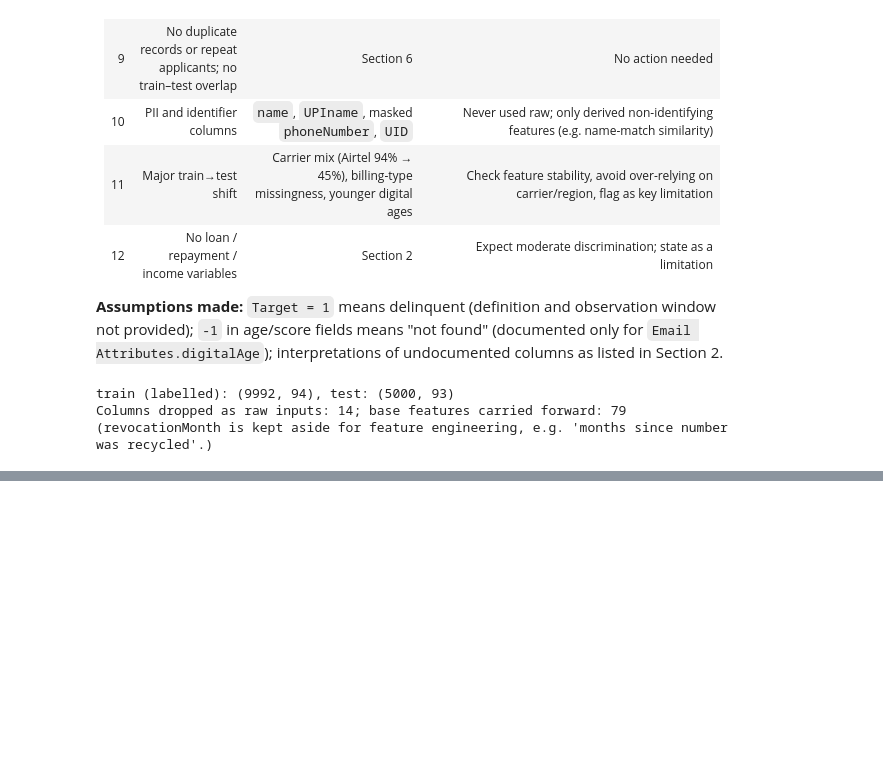
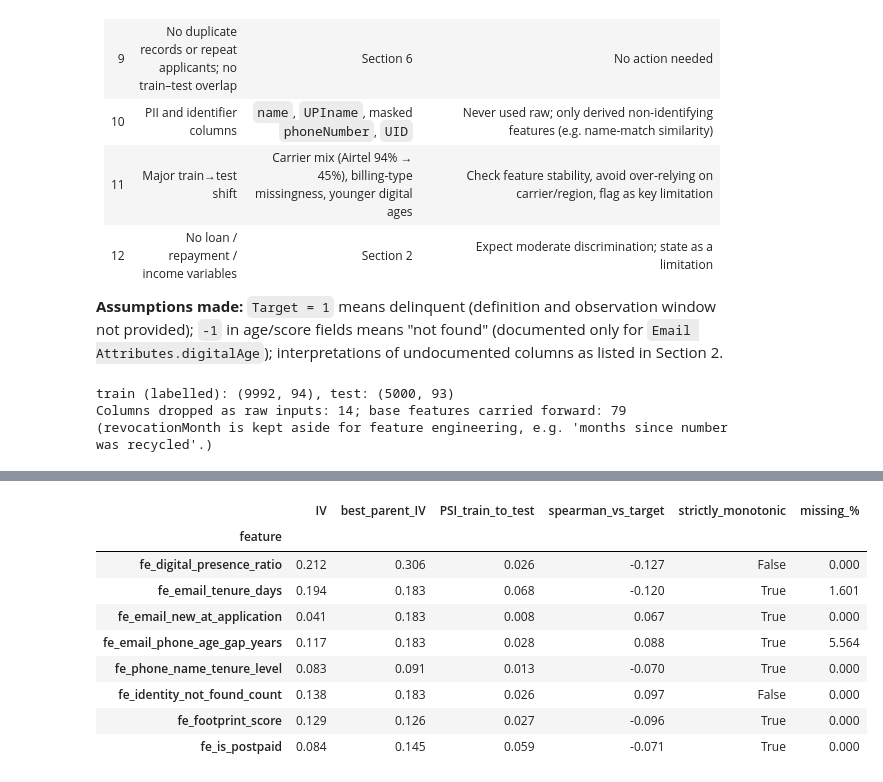
Before and after one commit to Pacesetter55/Fraud_detection, a Jupyter notebook: Model code_priyanshu.ipynb, the cells around one changed output, grey strips where cells are left out. Cells and saved outputs as stored; diff of their text form; code cells hidden in the pictures; blank space fills up the shorter version.

```diff
--- a/Model code_priyanshu.ipynb
+++ b/Model code_priyanshu.ipynb
@@ -1023,0 +1142,55 @@ Columns dropped as raw inputs: 14; base features carried forward: 79
+# %%
+def fe_bins(x: pd.Series, ref: pd.Series, q: int = 5) -> pd.Series:
+    """Ordered bins defined on `ref` (train). Discrete features keep their levels; missing gets its own bin."""
+    if ref.nunique() <= 10:
+        levels = sorted(ref.dropna().unique())
+        labels = [f"{v:g}" for v in levels]
+        out = x.map(dict(zip(levels, labels)))
+    else:
+        edges = np.unique(ref.dropna().quantile(np.linspace(0, 1, q + 1)[1:-1]).values)
+        fmt = lambda v: f"{v:,.0f}" if abs(v) >= 100 else f"{v:.3g}"
+        labels = [f"<= {fmt(edges[0])}"] + [f"{fmt(a)} - {fmt(b)}" for a, b in zip(edges[:-1], edges[1:])] + [f"> {fmt(edges[-1])}"]
+        out = pd.Series(np.array(labels, dtype=object)[np.searchsorted(edges, x.fillna(0), side="left")], index=x.index)
+    out = out.where(x.notna(), "missing")
+    return pd.Series(pd.Categorical(out, categories=labels + ["missing"], ordered=True), index=x.index)
+
+
+def iv_from_bins(b: pd.Series, target: pd.Series) -> float:
+    tab = pd.crosstab(b, target)
+    good, bad = (tab[0] + 0.5) / (tab[0].sum() + 0.5), (tab[1] + 0.5) / (tab[1].sum() + 0.5)
+    return float(((good - bad) * np.log(good / bad)).sum())
+
+
+PARENTS = {
+    "fe_digital_presence_ratio": EMAIL_SOCIAL + PHONE_SOCIAL,
+    "fe_email_tenure_days": ["Email Attributes.digitalAge", "Email Name Attributes.digitalage"],
+    "fe_email_new_at_application": ["Email Attributes.digitalAge", "Email Name Attributes.digitalage"],
+    "fe_email_phone_age_gap_years": ["Email Attributes.digitalAge", "Email Name Attributes.digitalage", "Phone Name Attributes.digitalage"],
+    "fe_phone_name_tenure_level": ["Phone Name Attributes.phoneNameDigitalAge"],
+    "fe_identity_not_found_count": IDENTITY_LOOKUPS,
+    "fe_footprint_score": ["Email Attributes.footprint", "Phone Name Attributes.phoneFootprintStrengthOverall"],
+    "fe_is_postpaid": ["Phone Network.numberBillingType"],
+}
+rows = []
+for c in ENGINEERED:
+    b_tr, b_te = fe_bins(fe_train[c], fe_train[c]), fe_bins(fe_test[c], fe_train[c])
+    rates = train[TARGET].groupby(b_tr, observed=True).mean().drop("missing", errors="ignore")
+    steps = np.sign(np.diff(rates.values))
+    rows.append({"feature": c, "IV": iv_from_bins(b_tr, train[TARGET]), "best_parent_IV": iv.reindex(PARENTS[c]).max(),
+                 "PSI_train_to_test": psi(b_tr.astype(str), b_te.astype(str)),
+                 "spearman_vs_target": fe_train[c].corr(train[TARGET], method="spearman"),
+                 "strictly_monotonic": bool(len(steps) and (np.all(steps >= 0) or np.all(steps <= 0))),
+                 "missing_%": 100 * fe_train[c].isna().mean()})
+fe_eval = pd.DataFrame(rows).set_index("feature").round(3)
+fe_eval
+# %% [output]
+|  | IV | best_parent_IV | PSI_train_to_test | spearman_vs_target | strictly_monotonic | missing_% |
+| feature |  |  |  |  |  |  |
+| fe_digital_presence_ratio | 0.212 | 0.306 | 0.026 | -0.127 | False | 0.000 |
+| fe_email_tenure_days | 0.194 | 0.183 | 0.068 | -0.120 | True | 1.601 |
+| fe_email_new_at_application | 0.041 | 0.183 | 0.008 | 0.067 | True | 0.000 |
+| fe_email_phone_age_gap_years | 0.117 | 0.183 | 0.028 | 0.088 | True | 5.564 |
+| fe_phone_name_tenure_level | 0.083 | 0.091 | 0.013 | -0.070 | True | 0.000 |
+| fe_identity_not_found_count | 0.138 | 0.183 | 0.026 | 0.097 | False | 0.000 |
+| fe_footprint_score | 0.129 | 0.126 | 0.027 | -0.096 | True | 0.000 |
+| fe_is_postpaid | 0.084 | 0.145 | 0.059 | -0.071 | True | 0.000 |
```
Also changed, not shown: parts of 16 cells of this notebook.
